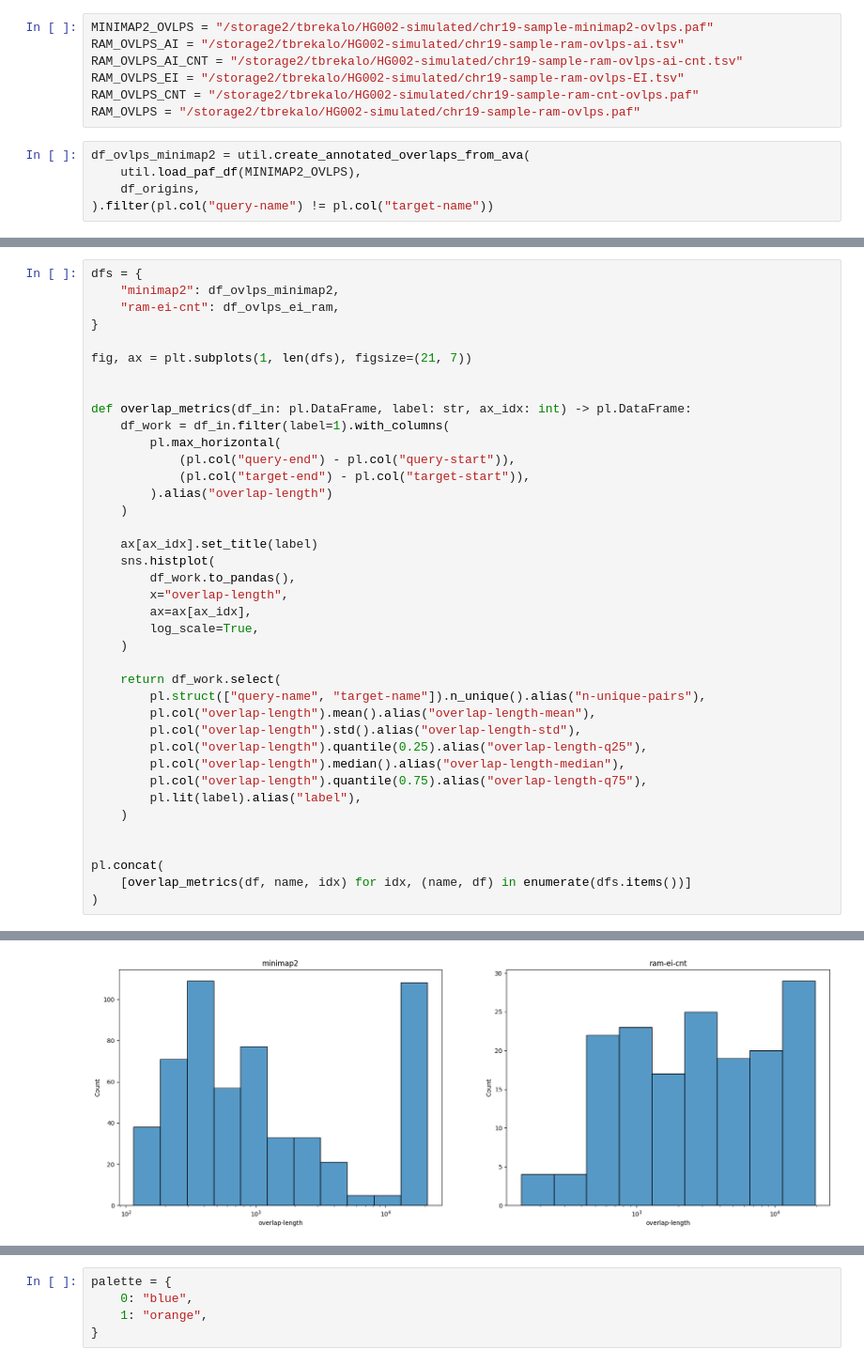
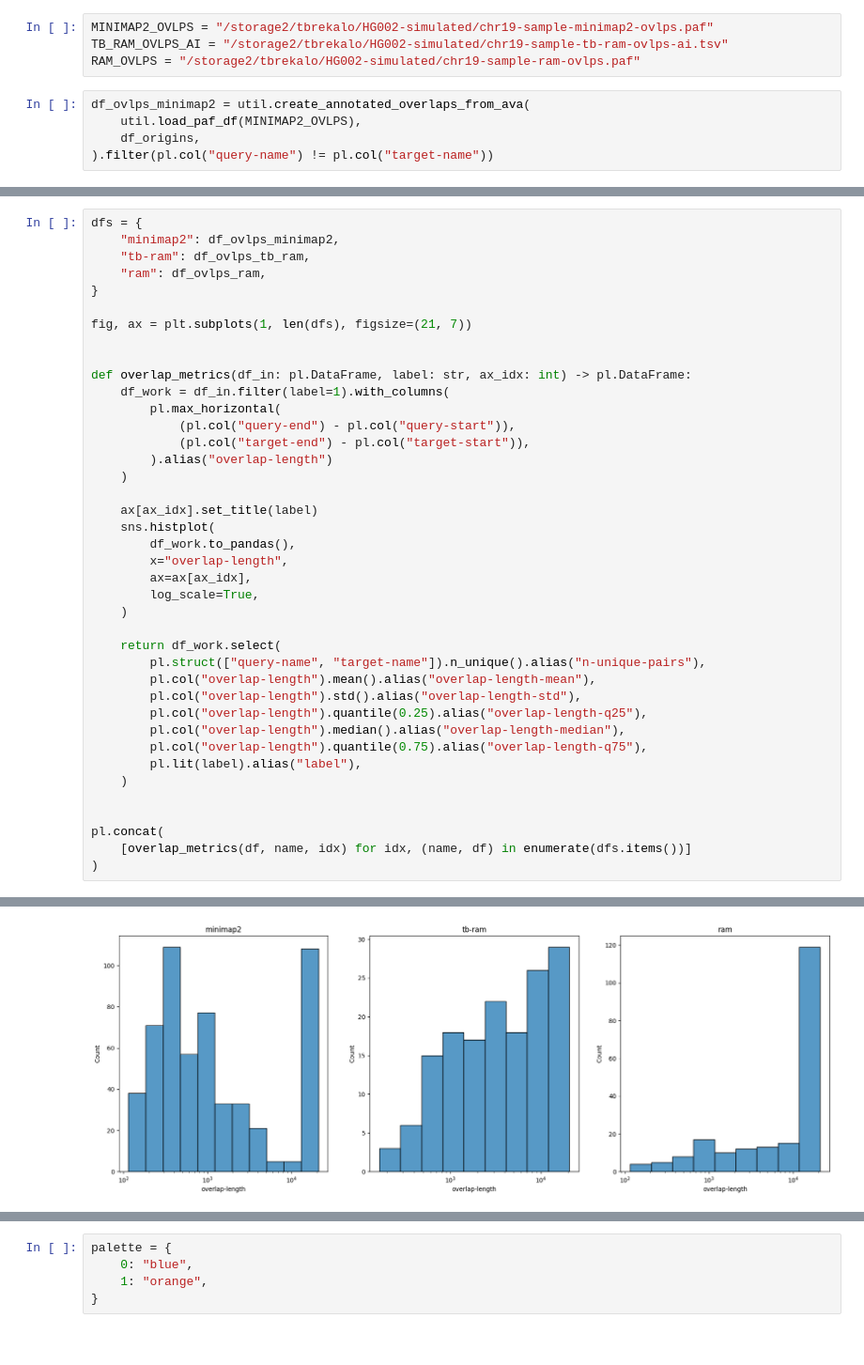
Before and after one commit to tbrekalo/tb-ram, a Jupyter notebook: scripts/notebooks/ovlp-chain-eval.ipynb, the cells around one changed output, grey strips where cells are left out. Shown at 94% size. Drawn from its saved outputs; the diff is of its cells as text.

```diff
--- a/scripts/notebooks/ovlp-chain-eval.ipynb
+++ b/scripts/notebooks/ovlp-chain-eval.ipynb
@@ -21,10 +20,7 @@ ORIGINS_PATH = "/storage2/tbrekalo/HG002-simulated/chr19-read-origins.csv"
 df_origins = util.load_origins_df(ORIGINS_PATH)
 # %%
 MINIMAP2_OVLPS = "/storage2/tbrekalo/HG002-simulated/chr19-sample-minimap2-ovlps.paf"
-RAM_OVLPS_AI = "/storage2/tbrekalo/HG002-simulated/chr19-sample-ram-ovlps-ai.tsv"
-RAM_OVLPS_AI_CNT = "/storage2/tbrekalo/HG002-simulated/chr19-sample-ram-ovlps-ai-cnt.tsv"
-RAM_OVLPS_EI = "/storage2/tbrekalo/HG002-simulated/chr19-sample-ram-ovlps-EI.tsv"
-RAM_OVLPS_CNT = "/storage2/tbrekalo/HG002-simulated/chr19-sample-ram-cnt-ovlps.paf"
+TB_RAM_OVLPS_AI = "/storage2/tbrekalo/HG002-simulated/chr19-sample-tb-ram-ovlps-ai.tsv"
 RAM_OVLPS = "/storage2/tbrekalo/HG002-simulated/chr19-sample-ram-ovlps.paf"
 # %%
 df_ovlps_minimap2 = util.create_annotated_overlaps_from_ava(
@@ -107,7 +91,8 @@ shape: (2, 1)
 # %%
 dfs = {
     "minimap2": df_ovlps_minimap2,
-    "ram-ei-cnt": df_ovlps_ei_ram,
+    "tb-ram": df_ovlps_tb_ram,
+    "ram": df_ovlps_ram,
 }
 
 fig, ax = plt.subplots(1, len(dfs), figsize=(21, 7))
@@ -152,4 +138,4 @@ shape: (2, 7)
-[figure, old version]
+[figure, new version]
 # %%
 df_ovlps_minimap2.filter(label=1).group_by(
     "query-name",
```
Also changed, not shown: parts of 14 cells of this notebook.
